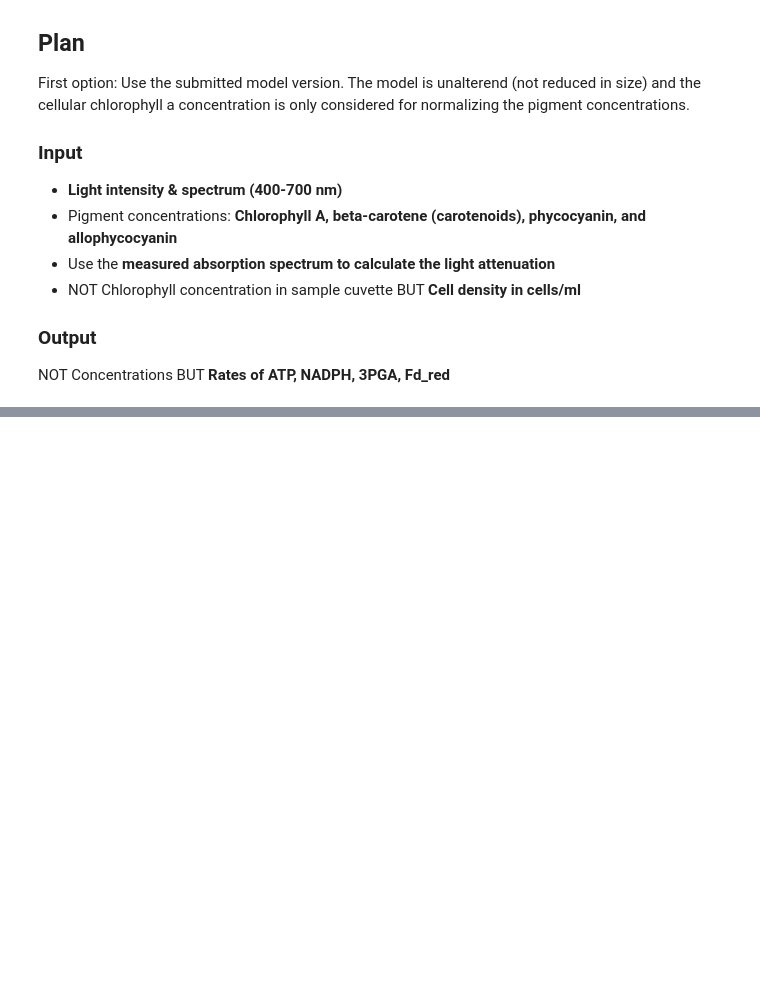
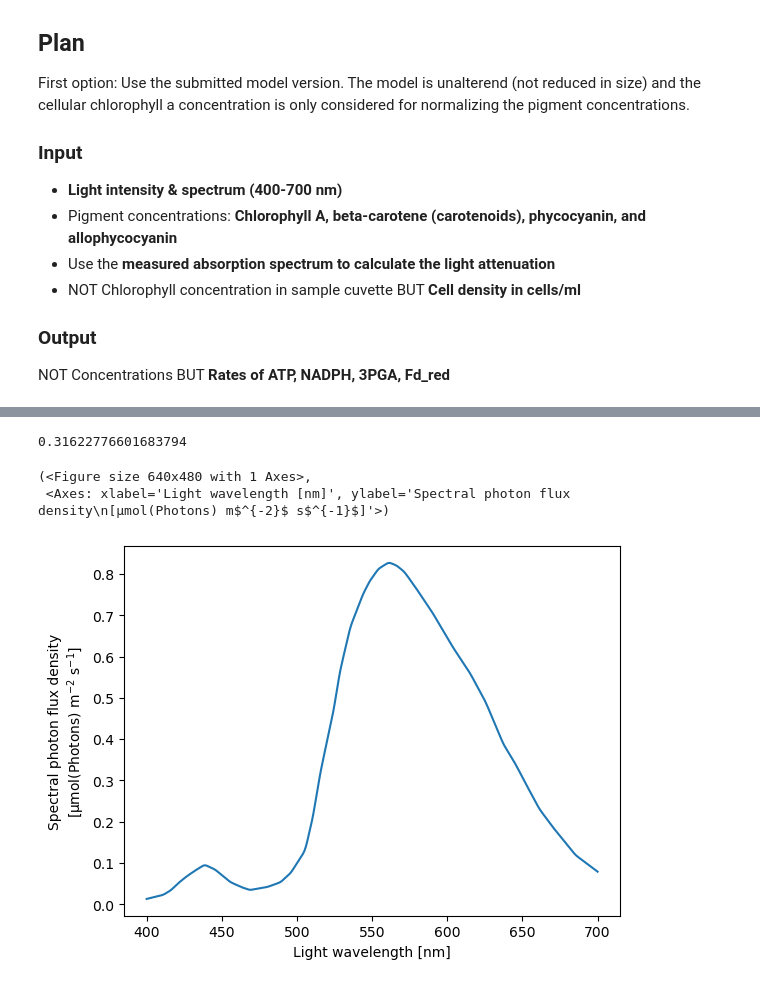
Before and after one commit to Computational-Biology-Aachen/synechocystis-photosynthesis-2024, a Jupyter notebook: Notebooks/function_andreas.ipynb, the cells around one changed output, grey strips where cells are left out. Drawn from its saved outputs; the diff is of its cells as text; code cells hidden in the pictures; blank space fills up the shorter version.

Commit message:
checked andreas input function

```diff
--- a/Notebooks/function_andreas.ipynb
+++ b/Notebooks/function_andreas.ipynb
@@ -814,0 +758,3 @@ Name: 1000000.0, dtype: float64
+# %%
+m = Model()
+m.add_parameter("light", 100)
@@ -814,0 +821,17 @@ Name: 1000000.0, dtype: float64
+# %%
+test = get_model_inputs(
+    cell_density=1e7, # [cells ml^-1]
+    chlorophyll=9e-17 / 5.6e-15 * 1e6, # [µmol l^-1]
+    carotenoids=4e-17 / 5.6e-15 * 1e6, # [µmol l^-1]
+    light_intensity=m.get_parameter("light"), # [µmol(photons) m^-2 s^-1]
+)
+# %%
+10**(-0.5)
+# %% [output]
+0.31622776601683794
+# %%
+plot_spectra(test["orig_pfd"])
+# %% [output]
+(<Figure size 640x480 with 1 Axes>,
+ <Axes: xlabel='Light wavelength [nm]', ylabel='Spectral photon flux density\n[µmol(Photons) m$^{-2}$ s$^{-1}$]'>)
+[figure, added]
```
Also changed, not shown: parts of 9 cells of this notebook.
